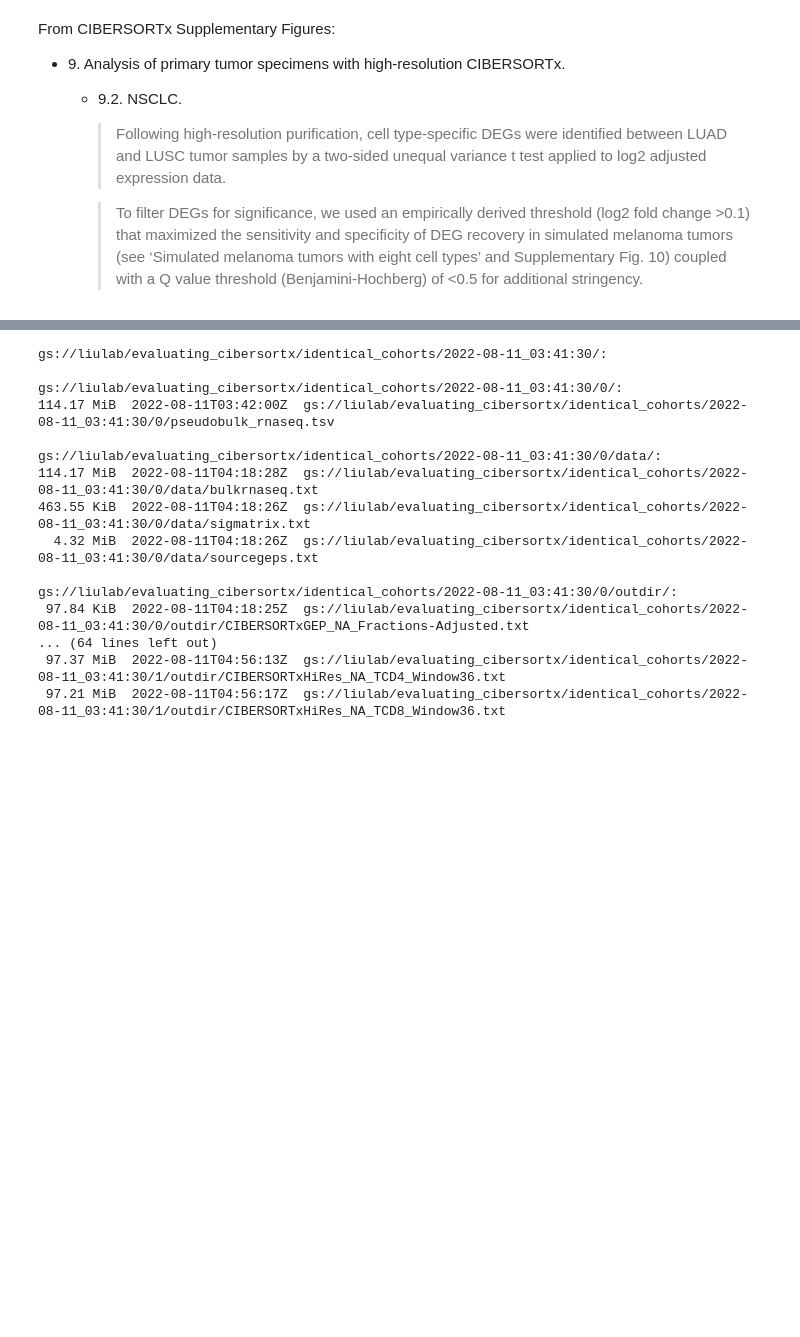
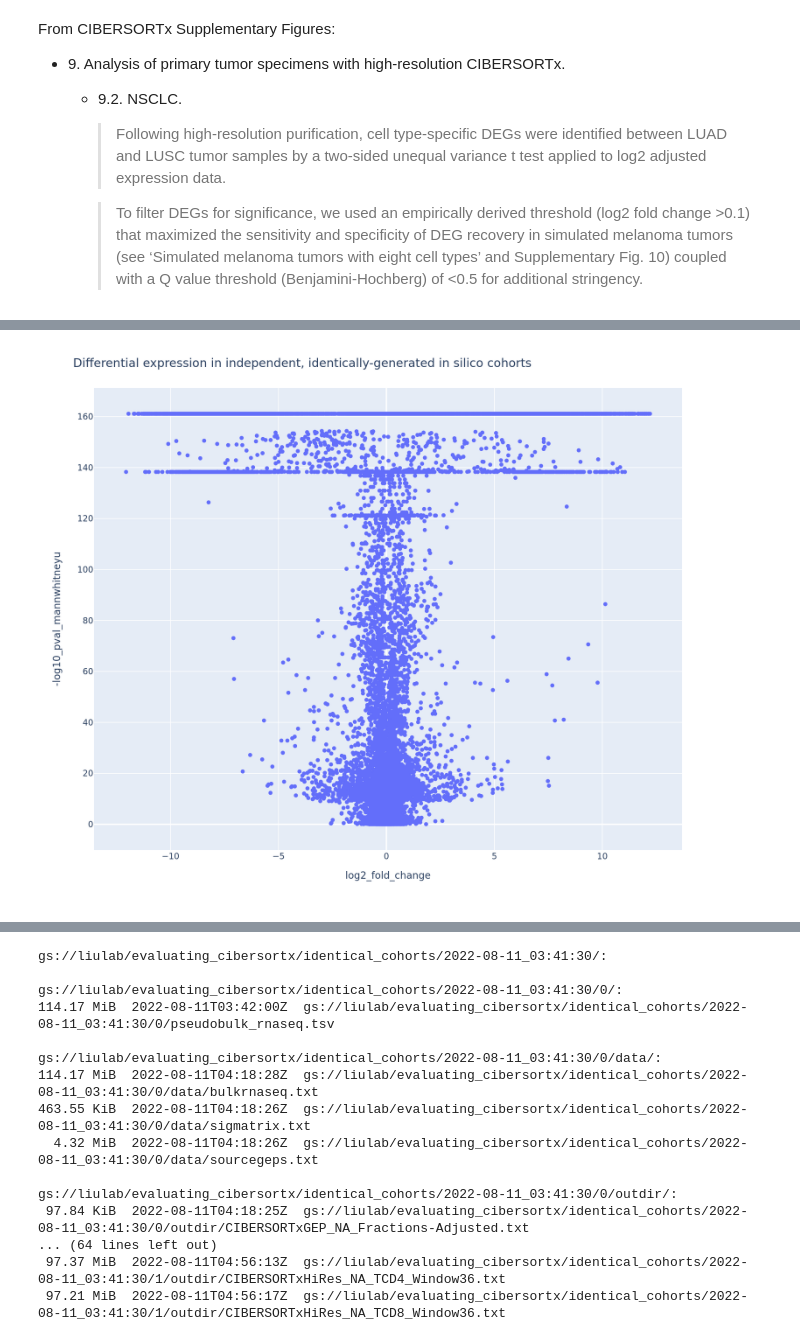
Before and after one commit to davidliu-lab/deconv, a Jupyter notebook: analysis/evaluating_cibersortx/identically_simulated_cohorts.ipynb, the cells around one changed output, grey strips where cells are left out. Drawn from its saved outputs; the diff is of its cells as text; code cells hidden in the pictures; blank space fills up the shorter version.

```diff
--- a/analysis/evaluating_cibersortx/identically_simulated_cohorts.ipynb
+++ b/analysis/evaluating_cibersortx/identically_simulated_cohorts.ipynb
@@ -34,0 +40,31 @@ df_geps_0
+# %%
+def compute_stats(group):
+    logger.debug("processing group %s", group.name)
+    assert len(group) == 2, group.shape
+    group = group.set_index("cohort_id").loc[["0", "1"]]
+    group = group.filter(regex="^TCGA", axis="columns")
+    data_0, data_1 = group.values[0], group.values[1]
+    return pd.Series(
+        dict(
+            log2_fold_change=np.log2(data_1.mean() / data_0.mean()),
+            pval_ttest=scipy.stats.ttest_ind(data_0, data_1).pvalue,
+            pval_mannwhitneyu=scipy.stats.mannwhitneyu(data_0, data_1).pvalue,
+        )
+    )
+
+
+def run(df):
+    # logger.info("filtering gene names")
+    # df = df[df["GeneSymbol"].str.contains("HLA")]
+    logger.info("filtering groups with NaN")
+    df = df.groupby(["cell_type", "GeneSymbol"]).filter(
+        lambda group: not group.isna().any(axis=None)
+    )
+    grouped = df.groupby(["cell_type", "GeneSymbol"])
+    logger.info("applying across %d groups", len(grouped))
+    return grouped.apply(compute_stats)
+# %%
+logger.setLevel("INFO")
+with warnings.catch_warnings():
+    warnings.simplefilter("ignore")
+    results = run(df)
@@ -34,0 +95,14 @@ df_geps_0
+# %%
+results["-log10_pval_mannwhitneyu"] = -np.log10(results["pval_mannwhitneyu"])
+# %%
+fig = px.scatter(
+    results.reset_index(),
+    x="log2_fold_change",
+    y="-log10_pval_mannwhitneyu",
+)
+fig.update_layout(
+    title="Differential expression in independent, identically-generated in silico cohorts",
+)
+fig.show(renderer="png", width=1000, height=800, scale=2)
+# %% [output]
+[figure, added]
```
Also changed, not shown: parts of 11 cells of this notebook.
